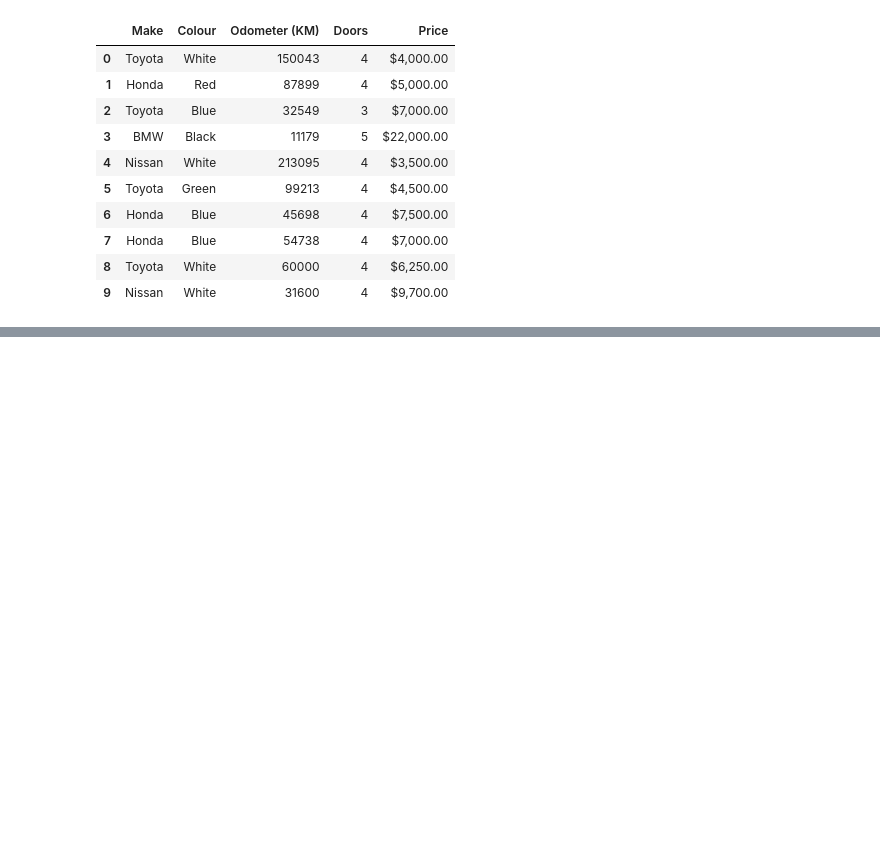
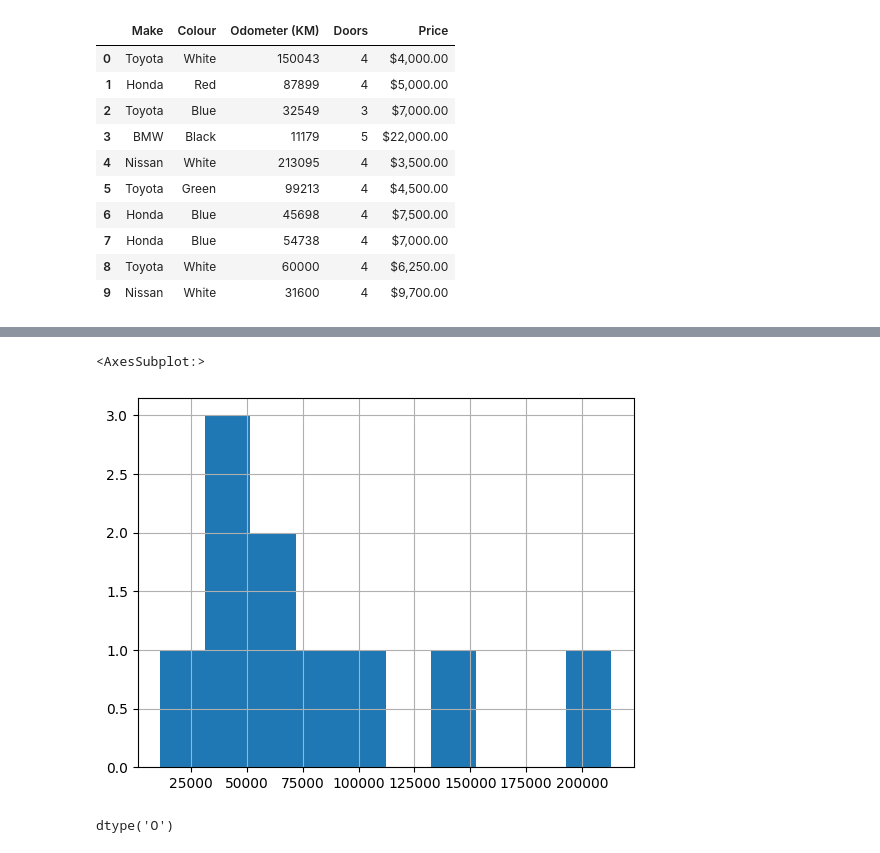
Before and after one commit to Kasaklalita/ML-DS-Course, a Jupyter notebook: introduction-to-pandas.ipynb, the cells around one changed output, grey strips where cells are left out. Cells and saved outputs as stored; diff of their text form; code cells hidden in the pictures; blank space fills up the shorter version.

```diff
--- a/introduction-to-pandas.ipynb
+++ b/introduction-to-pandas.ipynb
@@ -175,0 +359,9 @@ car_sales
+# %%
+car_sales['Odometer (KM)'].hist()
+# %% [output]
+<AxesSubplot:>
+[figure, added]
+# %%
+car_sales['Price'].dtype
+# %% [output]
+dtype('O')
```
Also changed, not shown: parts of 26 cells of this notebook.
